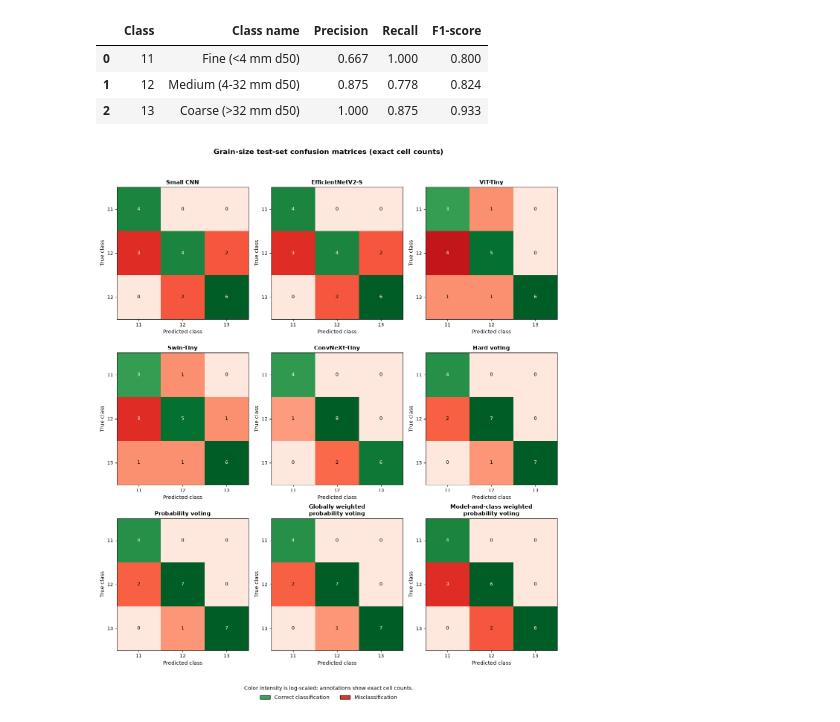
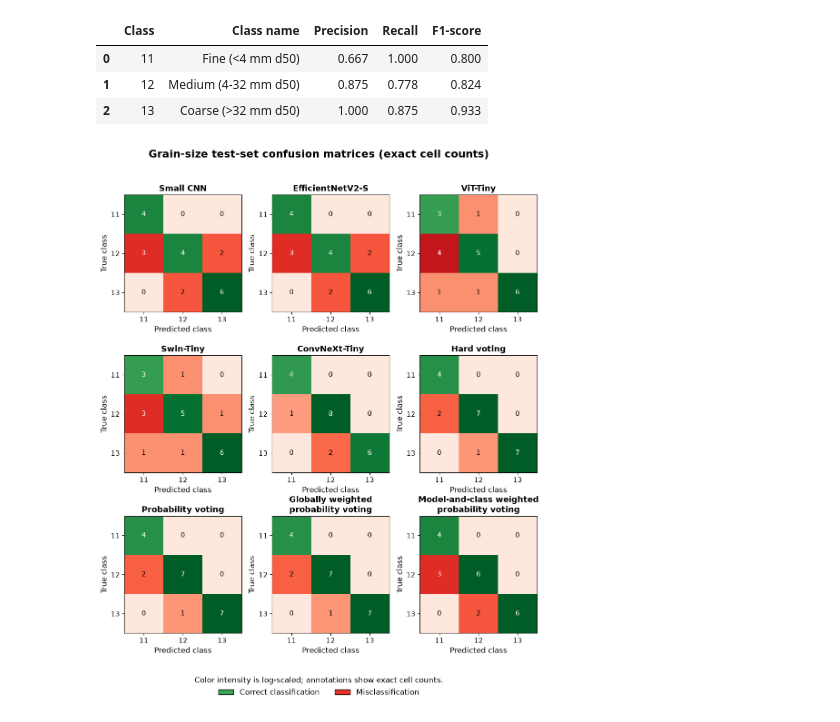
Before and after one commit to piotr-maciag/Context-Aware-Deep-Learning-Ensembles, a Jupyter notebook: pmaciag-volume-beach/Notebooks/ss_example_metrics_reporting.ipynb, the cells around one changed output. Saved outputs shown, nothing was run; the diff lists cells and outputs as text; code cells hidden in the pictures.

```diff
--- a/pmaciag-volume-beach/Notebooks/ss_example_metrics_reporting.ipynb
+++ b/pmaciag-volume-beach/Notebooks/ss_example_metrics_reporting.ipynb
@@ -93,12 +96,14 @@ Per-class test-set metrics: Globally weighted probability voting
 # %%
 confusion_figure = plot_exact_confusion_matrices(
     confusion_matrices,
     CLASS_CODES,
     "Grain-size test-set confusion matrices (exact cell counts)",
+    panel_size=3.3,
+    font_scale=1.20,
 )
 plt.show()
 # %% [output]
-[figure, old version]
+[figure, new version]
 # %%
 print_latex_metric_tables(
     aggregate_metrics,
```
Also changed, not shown: parts of 4 cells of this notebook, 12 other files.
